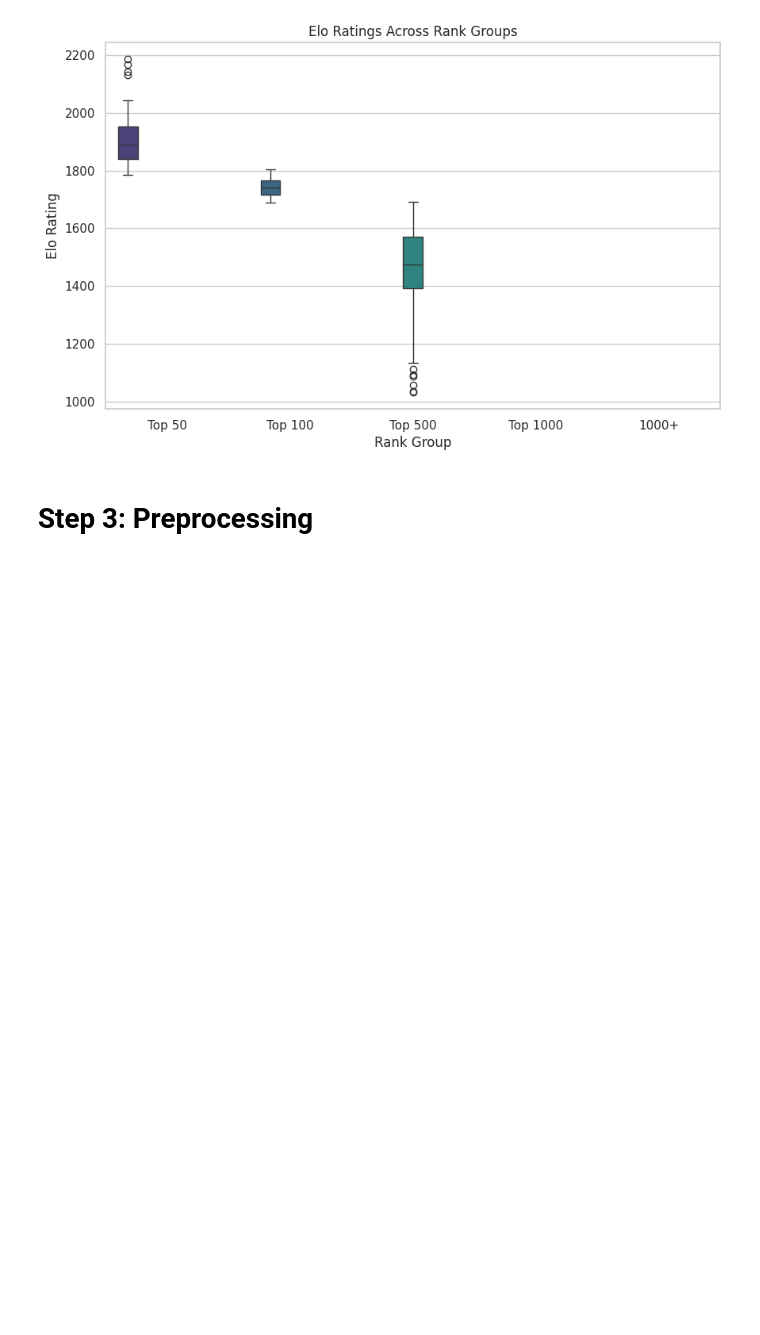
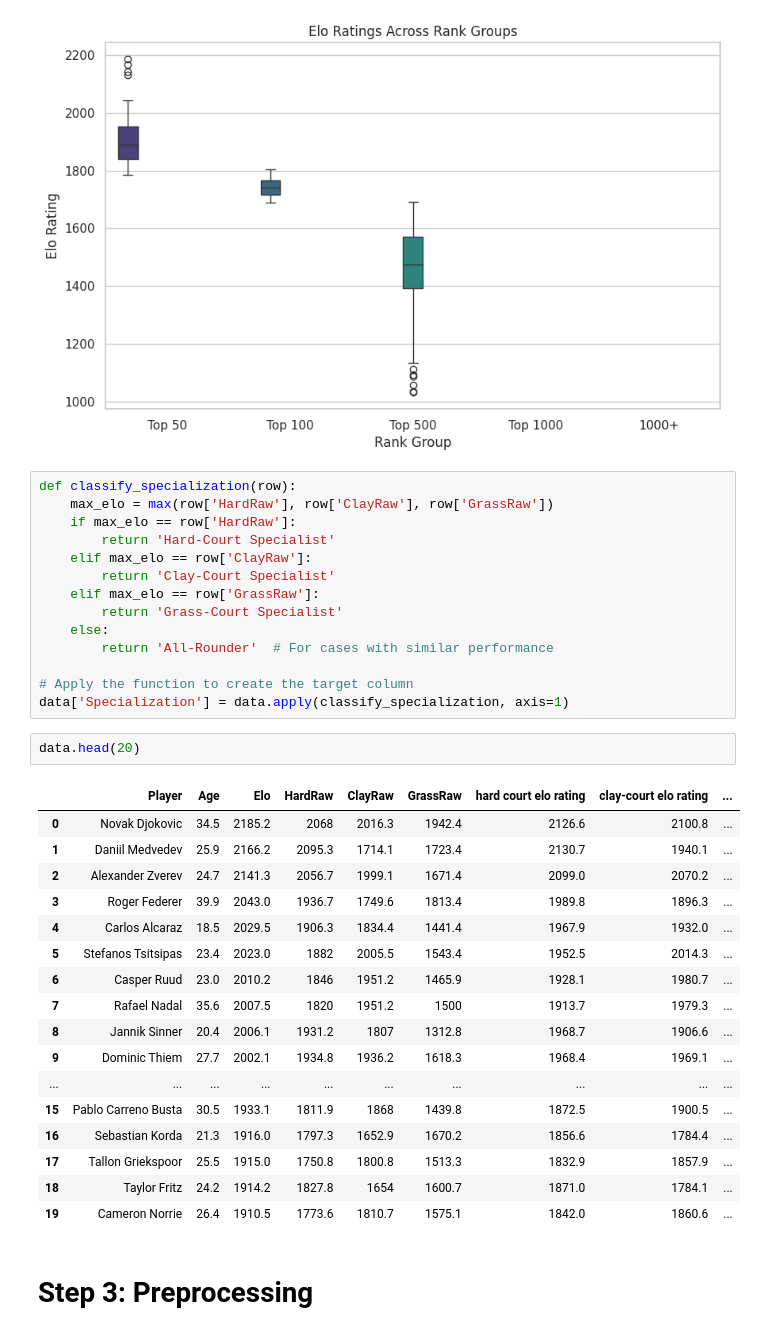
Before and after one commit to fjadidi2001/Machine_Learning_Journey, a Jupyter notebook: Predict_ATP_tennis.ipynb, the cells around one changed output. Drawn from its saved outputs; the diff is of its cells as text; blank space fills up the shorter version.

Commit message:
added Specialization

```diff
--- a/Predict_ATP_tennis.ipynb
+++ b/Predict_ATP_tennis.ipynb
@@ -261,6 +261,40 @@ plt.ylabel('Elo Rating')
 plt.show()
 # %% [output]
 [figure]
+# %%
+def classify_specialization(row):
+    max_elo = max(row['HardRaw'], row['ClayRaw'], row['GrassRaw'])
+    if max_elo == row['HardRaw']:
+        return 'Hard-Court Specialist'
+    elif max_elo == row['ClayRaw']:
+        return 'Clay-Court Specialist'
+    elif max_elo == row['GrassRaw']:
+        return 'Grass-Court Specialist'
+    else:
+        return 'All-Rounder'  # For cases with similar performance
+
+# Apply the function to create the target column
+data['Specialization'] = data.apply(classify_specialization, axis=1)
+# %%
+data.head(20)
+# %% [output]
+|  | Player | Age | Elo | HardRaw | ClayRaw | GrassRaw | hard court elo rating | clay-court elo rating | ... |
+| 0 | Novak Djokovic | 34.5 | 2185.2 | 2068 | 2016.3 | 1942.4 | 2126.6 | 2100.8 | ... |
+| 1 | Daniil Medvedev | 25.9 | 2166.2 | 2095.3 | 1714.1 | 1723.4 | 2130.7 | 1940.1 | ... |
+| 2 | Alexander Zverev | 24.7 | 2141.3 | 2056.7 | 1999.1 | 1671.4 | 2099.0 | 2070.2 | ... |
+| 3 | Roger Federer | 39.9 | 2043.0 | 1936.7 | 1749.6 | 1813.4 | 1989.8 | 1896.3 | ... |
+| 4 | Carlos Alcaraz | 18.5 | 2029.5 | 1906.3 | 1834.4 | 1441.4 | 1967.9 | 1932.0 | ... |
+| 5 | Stefanos Tsitsipas | 23.4 | 2023.0 | 1882 | 2005.5 | 1543.4 | 1952.5 | 2014.3 | ... |
+| 6 | Casper Ruud | 23.0 | 2010.2 | 1846 | 1951.2 | 1465.9 | 1928.1 | 1980.7 | ... |
+| 7 | Rafael Nadal | 35.6 | 2007.5 | 1820 | 1951.2 | 1500 | 1913.7 | 1979.3 | ... |
+| 8 | Jannik Sinner | 20.4 | 2006.1 | 1931.2 | 1807 | 1312.8 | 1968.7 | 1906.6 | ... |
+| 9 | Dominic Thiem | 27.7 | 2002.1 | 1934.8 | 1936.2 | 1618.3 | 1968.4 | 1969.1 | ... |
+| ... | ... | ... | ... | ... | ... | ... | ... | ... | ... |
+| 15 | Pablo Carreno Busta | 30.5 | 1933.1 | 1811.9 | 1868 | 1439.8 | 1872.5 | 1900.5 | ... |
+| 16 | Sebastian Korda | 21.3 | 1916.0 | 1797.3 | 1652.9 | 1670.2 | 1856.6 | 1784.4 | ... |
+| 17 | Tallon Griekspoor | 25.5 | 1915.0 | 1750.8 | 1800.8 | 1513.3 | 1832.9 | 1857.9 | ... |
+| 18 | Taylor Fritz | 24.2 | 1914.2 | 1827.8 | 1654 | 1600.7 | 1871.0 | 1784.1 | ... |
+| 19 | Cameron Norrie | 26.4 | 1910.5 | 1773.6 | 1810.7 | 1575.1 | 1842.0 | 1860.6 | ... |
 # %% [markdown]
 # Step 3: Preprocessing
 # %% [markdown]
```
